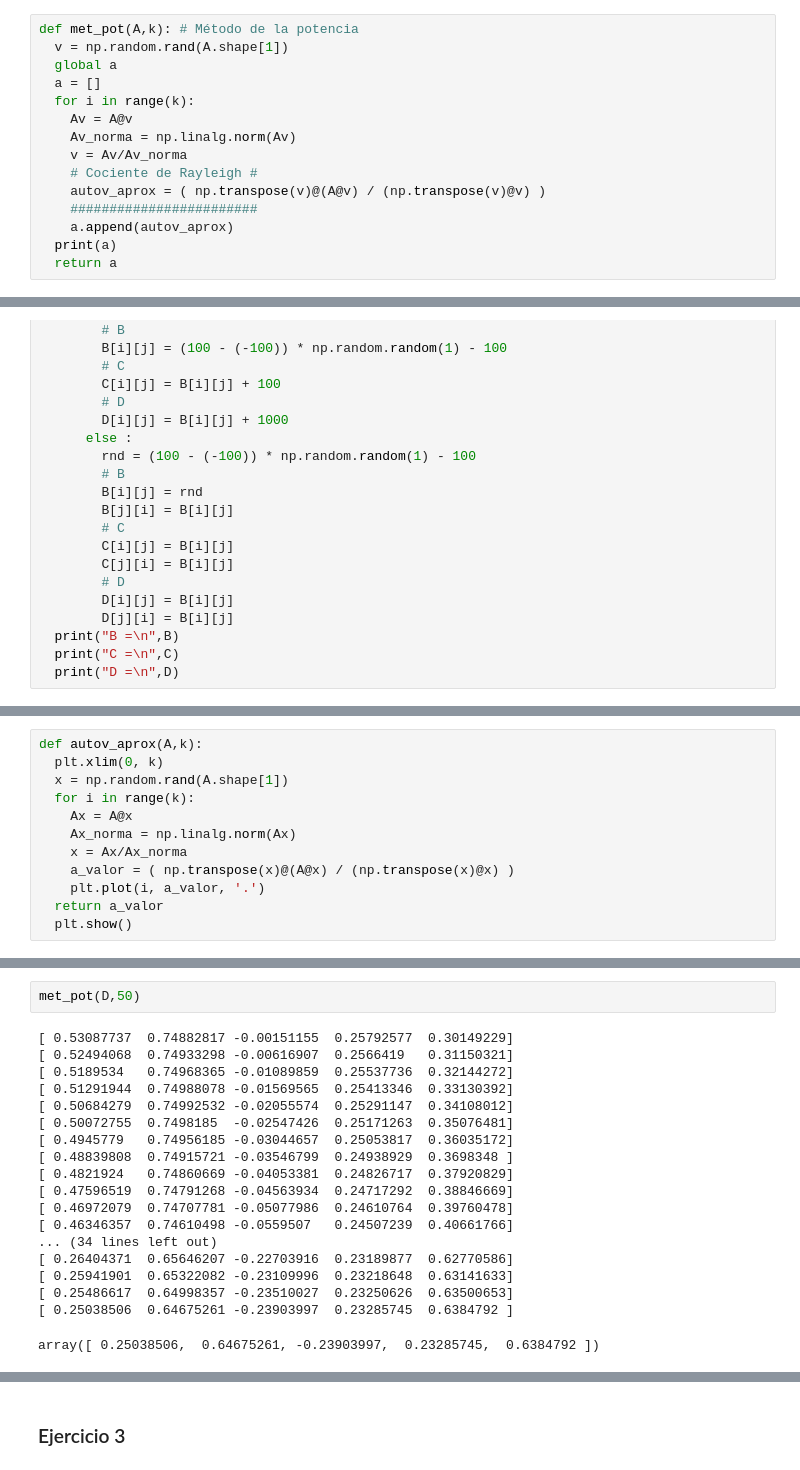
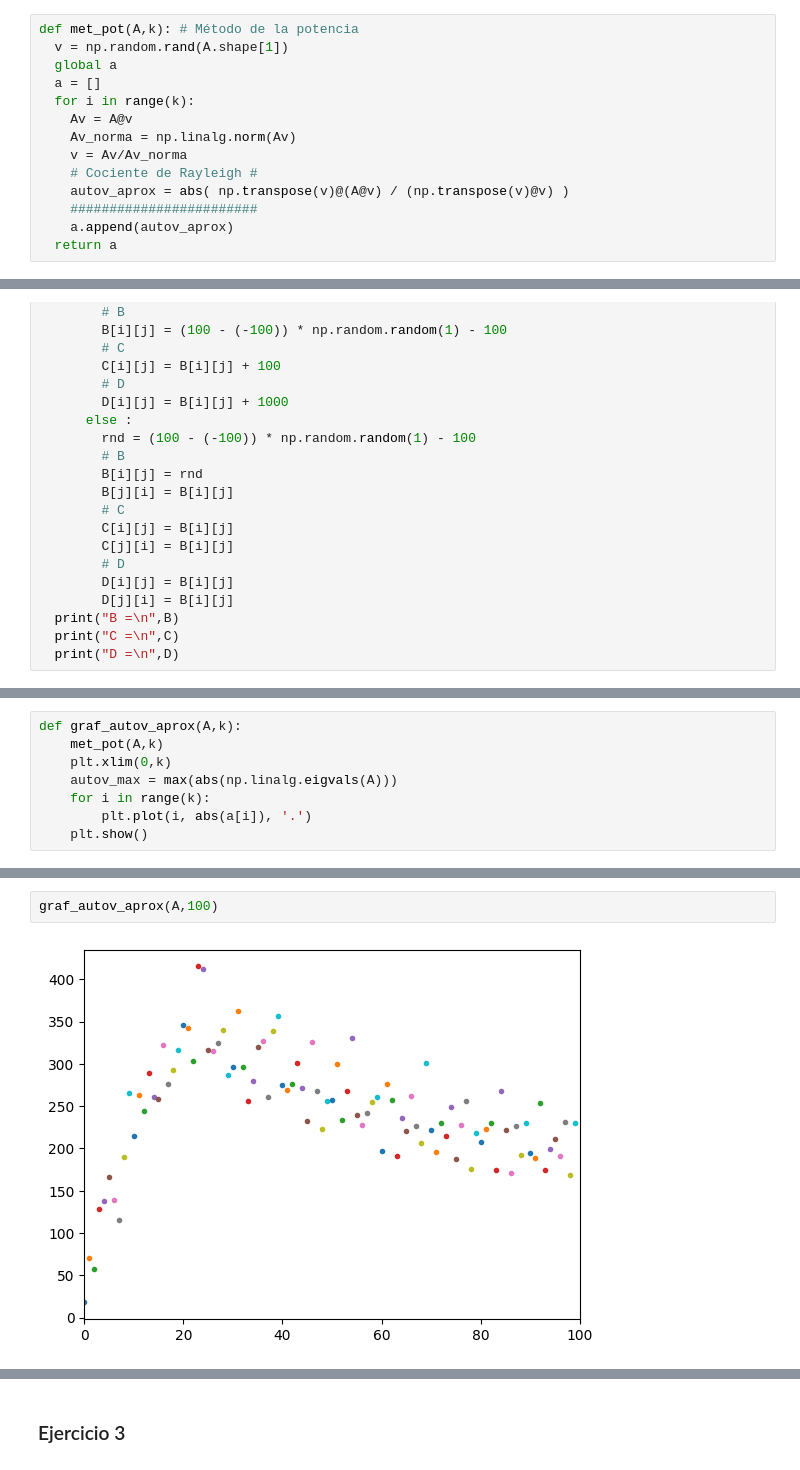
Before and after one commit to arielbakal/AlgebraLinealComputacional_UBA_FCEN, a Jupyter notebook: laboratorio/TP1/TP1.ipynb, the cells around one changed output, grey strips where cells are left out. Saved outputs shown, nothing was run; the diff lists cells and outputs as text.

```diff
--- a/laboratorio/TP1/TP1.ipynb
+++ b/laboratorio/TP1/TP1.ipynb
@@ -16,10 +16,9 @@ def met_pot(A,k): # Método de la potencia
     Av_norma = np.linalg.norm(Av)
     v = Av/Av_norma
     # Cociente de Rayleigh #
-    autov_aprox = ( np.transpose(v)@(A@v) / (np.transpose(v)@v) )
+    autov_aprox = abs( np.transpose(v)@(A@v) / (np.transpose(v)@v) )
     ########################
     a.append(autov_aprox)
-  print(a)
   return a
 # %%
 A = np.random.rand(10,10) # Matriz random
@@ -90,12 +88,8 @@ A =
 # %%
-def autov_aprox(A,k):
-  plt.xlim(0, k)
-  x = np.random.rand(A.shape[1])
-  for i in range(k):
-    Ax = A@x
-    Ax_norma = np.linalg.norm(Ax)
-    x = Ax/Ax_norma
-    a_valor = ( np.transpose(x)@(A@x) / (np.transpose(x)@x) )
-    plt.plot(i, a_valor, '.')
-  return a_valor
-  plt.show()
+def graf_autov_aprox(A,k):
+    met_pot(A,k)
+    plt.xlim(0,k)
+    autov_max = max(abs(np.linalg.eigvals(A)))
+    for i in range(k):
+        plt.plot(i, abs(a[i]), '.')
+    plt.show()
@@ -140,21 +96,4 @@ array([-0.03130655,  0.39137006, -0.44351607,  0.43425325,  0.67865086])
-# %%
-met_pot(D,50)
-# %% [output]
-[ 0.53087737  0.74882817 -0.00151155  0.25792577  0.30149229]
-[ 0.52494068  0.74933298 -0.00616907  0.2566419   0.31150321]
-[ 0.5189534   0.74968365 -0.01089859  0.25537736  0.32144272]
-[ 0.51291944  0.74988078 -0.01569565  0.25413346  0.33130392]
-[ 0.50684279  0.74992532 -0.02055574  0.25291147  0.34108012]
-[ 0.50072755  0.7498185  -0.02547426  0.25171263  0.35076481]
-[ 0.4945779   0.74956185 -0.03044657  0.25053817  0.36035172]
-[ 0.48839808  0.74915721 -0.03546799  0.24938929  0.3698348 ]
-[ 0.4821924   0.74860669 -0.04053381  0.24826717  0.37920829]
-[ 0.47596519  0.74791268 -0.04563934  0.24717292  0.38846669]
-[ 0.46972079  0.74707781 -0.05077986  0.24610764  0.39760478]
-[ 0.46346357  0.74610498 -0.0559507   0.24507239  0.40661766]
-... (34 lines left out)
-[ 0.26404371  0.65646207 -0.22703916  0.23189877  0.62770586]
-[ 0.25941901  0.65322082 -0.23109996  0.23218648  0.63141633]
-[ 0.25486617  0.64998357 -0.23510027  0.23250626  0.63500653]
-[ 0.25038506  0.64675261 -0.23903997  0.23285745  0.6384792 ]
-array([ 0.25038506,  0.64675261, -0.23903997,  0.23285745,  0.6384792 ])
+# %%
+graf_autov_aprox(A,100)
+# %% [output]
+[figure, added]
```
Also changed, not shown: parts of 26 cells of this notebook.
